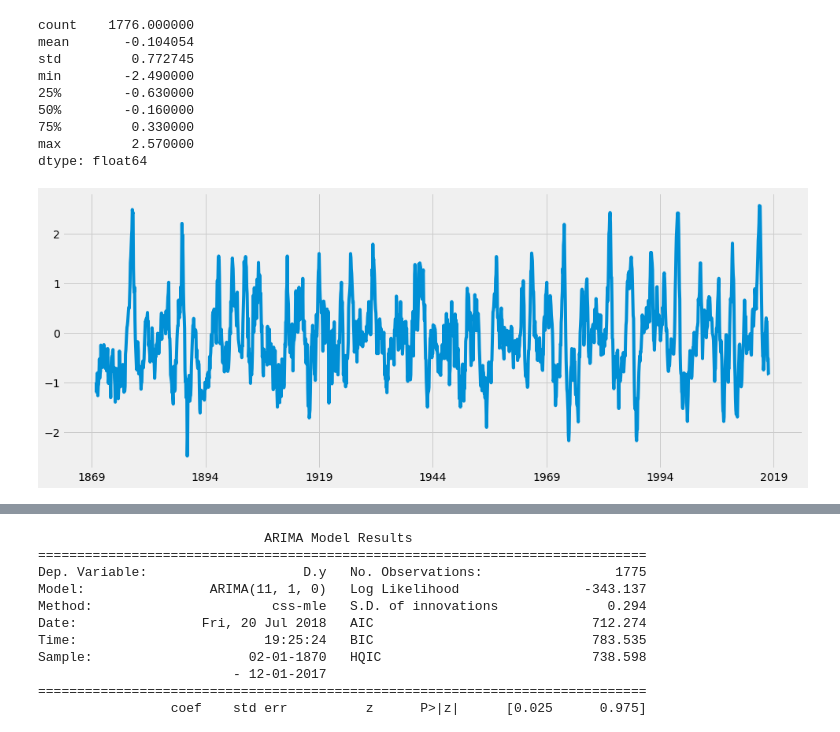
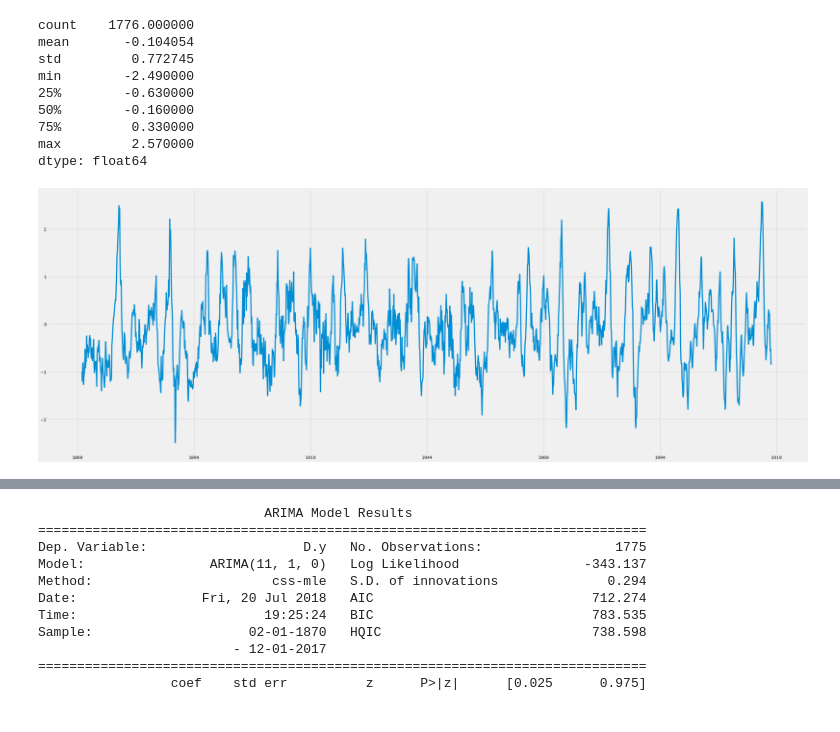
Before and after one commit to KrisCheng/Deep4Cli, a Jupyter notebook: single_nino_index/ARIMA_model/ARIMA_ENSO.ipynb, the cells around one changed output, grey strips where cells are left out. Drawn from its saved outputs; the diff is of its cells as text; code cells hidden in the pictures.

```diff
--- a/single_nino_index/ARIMA_model/ARIMA_ENSO.ipynb
+++ b/single_nino_index/ARIMA_model/ARIMA_ENSO.ipynb
@@ -26,18 +30,19 @@ from sklearn.metrics import mean_squared_error
 from math import sqrt
 plt.style.use('fivethirtyeight')
 # %%
-series = pd.Series.from_csv('../../data/oni/csv/nino34_anomaly.csv')
+series = Series.from_csv('../../data/oni/csv/nino34_anomaly.csv')
 print(series.describe())
-series.plot(figsize=(15, 6))
+
+series.plot(figsize=(40, 15))
 plt.show()
 # %% [output]
 count    1776.000000
 mean       -0.104054
 std         0.772745
 min        -2.490000
 25%        -0.630000
 50%        -0.160000
 75%         0.330000
 max         2.570000
 dtype: float64
-[figure, old version]
+[figure, new version]
```
Also changed, not shown: parts of 15 cells of this notebook, 5 other files.
